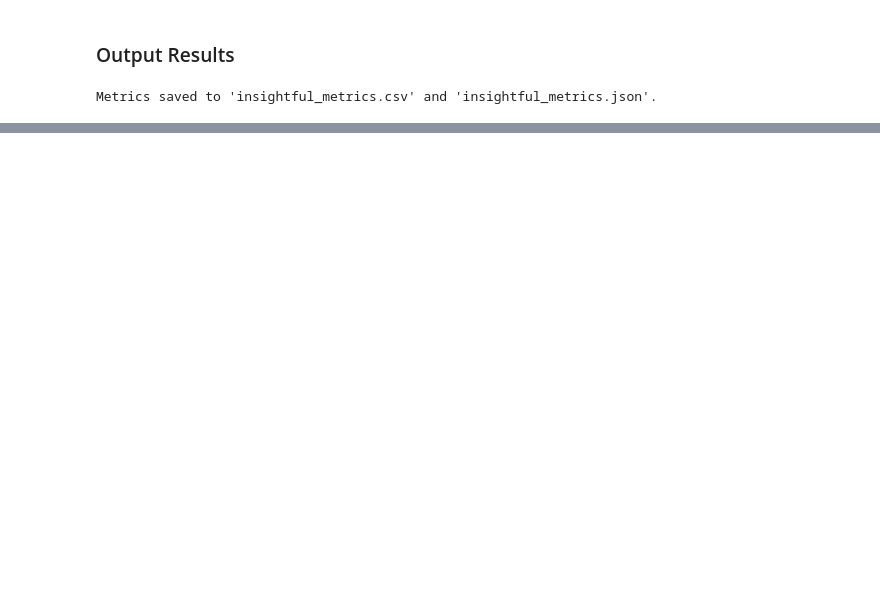
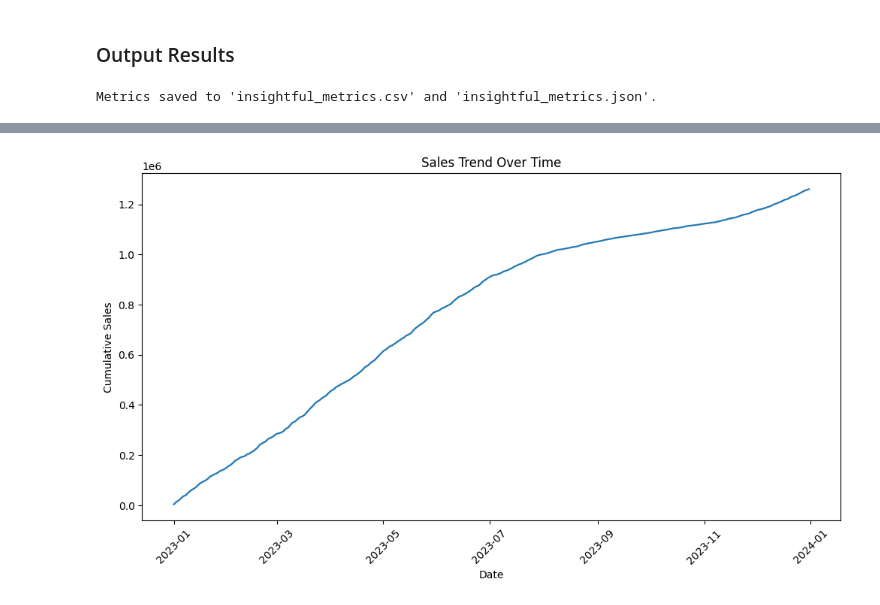
Before and after one commit to HarjotSK1/Data-Pipelines, a Jupyter notebook: Data Pipeline Process.ipynb, the cells around one changed output, grey strips where cells are left out. Drawn from its saved outputs; the diff is of its cells as text; code cells hidden in the pictures; blank space fills up the shorter version.

```diff
--- a/Data Pipeline Process.ipynb
+++ b/Data Pipeline Process.ipynb
@@ -487,3 +503,98 @@ with open('insightful_metrics.json', 'w') as json_file:
 print("Metrics saved to 'insightful_metrics.csv' and 'insightful_metrics.json'.")
 # %% [output]
 Metrics saved to 'insightful_metrics.csv' and 'insightful_metrics.json'.
+# %%
+# SAVE PLOTS AS IMAGES
+
+# Save the sales trend over time plot as an image
+plt.figure(figsize=(12, 6))
+sns.lineplot(data=sales_data_cleaned, x='date', y='cumulative_sales')
+plt.title('Sales Trend Over Time')
+plt.xlabel('Date')
+plt.ylabel('Cumulative Sales')
+plt.xticks(rotation=45)
+plt.savefig('sales_trend_over_time.png')
+
+# Save the day of the week analysis plot as an image
+plt.figure(figsize=(12, 6))
+sns.barplot(data=sales_data_cleaned, x='day_of_week', y='total_sales', estimator=sum, errorbar=None)
+plt.title('Day of the Week Analysis')
+plt.xlabel('Day of the Week')
+plt.ylabel('Total Sales')
+plt.savefig('day_of_the_week_analysis.png')
+
+# Save the monthly sales trends plot as an image
+plt.figure(figsize=(12, 6))
+sns.barplot(data=sales_data_cleaned, x='month', y='total_sales', estimator=sum, errorbar=None)
+plt.title('Monthly Sales Trends')
+plt.xlabel('Month')
+plt.ylabel('Total Sales')
+plt.savefig('monthly_sales_trends.png')
+
+# Save the quarterly sales trends plot as an image
+plt.figure(figsize=(12, 6))
+sns.barplot(data=sales_data_cleaned, x='quarter', y='total_sales', estimator=sum, errorbar=None)
+plt.title('Quarterly Sales Trends')
+plt.xlabel('Quarter')
+plt.ylabel('Total Sales')
+plt.savefig('quarterly_sales_trends.png')
+
+# Save the top-selling products plot as an image
+product_sales = sales_data_cleaned.groupby('product_id')['total_sales'].sum().reset_index()
+product_sales.columns = ['product_id', 'total_sales']
+product_sales = product_sales.sort_values('total_sales', ascending=False)
+plt.figure(figsize=(12, 6))
+sns.barplot(data=product_sales.head(10), x='product_id', y='total_sales')
+plt.title('Top Selling Products')
+plt.xlabel('Product ID')
+plt.ylabel('Total Sales')
+plt.savefig('top_selling_products.png')
+
+# Save the customer segmentation plot as an image
+plt.figure(figsize=(12, 6))
+customer_segmentation = pd.qcut(sales_data_cleaned.groupby('customer_id')['total_sales'].sum(), q=3, labels=['low spender', 'average spender', 'high spender'])
+customer_segmentation = customer_segmentation.value_counts()
+plt.pie(customer_segmentation, labels=customer_segmentation.index, autopct='%1.1f%%')
+plt.title('Customer Segmentation')
+plt.savefig('customer_segmentation.png')
+
+# Save the repeat customer analysis plot as an image
+non_repeat_customer_count = total_customers - repeat_customer_count
+labels = ['Repeat Customers', 'Non-Repeat Customers']
+sizes = [repeat_customer_count, non_repeat_customer_count]
+plt.figure(figsize=(12, 6))
+plt.pie(sizes, labels=labels, autopct='%1.2f%%', startangle=90)
+plt.title('Percentage of Repeat vs Non-Repeat Customers')
+plt.savefig('repeat_customer_analysis.png')
+
+# Save the cumulative sales percentage plot as an image
+plt.figure(figsize=(12, 6))
+sns.lineplot(data=sales_data_cleaned, x='date', y='cumulative_sales_percentage')
+plt.title('Cumulative Sales Percentage')
+plt.xlabel('Date')
+plt.ylabel('Cumulative Sales Percentage')
+plt.xticks(rotation=45)
+plt.savefig('cumulative_sales_percentage.png')
+
+# Save the price vs quantity plot as an image
+plt.figure(figsize=(12, 6))
+sns.scatterplot(data=sales_data_cleaned, x='price', y='quantity')
+plt.title('Price vs Quantity')
+plt.xlabel('Price')
+plt.ylabel('Quantity')
+plt.savefig('price_vs_quantity.png')
+
+# Save the sales by customer plot as an image
+plt.figure(figsize=(12, 6))
+sales_by_customer = sales_data_cleaned.groupby('customer_id')['total_sales'].sum().reset_index()
+sales_by_customer.columns = ['customer_id', 'total_sales']
+sales_by_customer = sales_by_customer.sort_values('total_sales', ascending=False)
+sns.barplot(data=sales_by_customer.head(10), x='customer_id', y='total_sales')
+plt.title('Sales by Top Customer')
+plt.xlabel('Customer ID')
+plt.ylabel('Total Sales')
+plt.savefig('sales_by_customer.png')
+
+# Output the location of saved images
+print("Plots saved as images.")
+# %% [output]
@@ -489,0 +602 @@ Metrics saved to 'insightful_metrics.csv' and 'insightful_metrics.json'.
+[figure, added]
```
Also changed, not shown: parts of 9 cells of this notebook, 13 other files.
